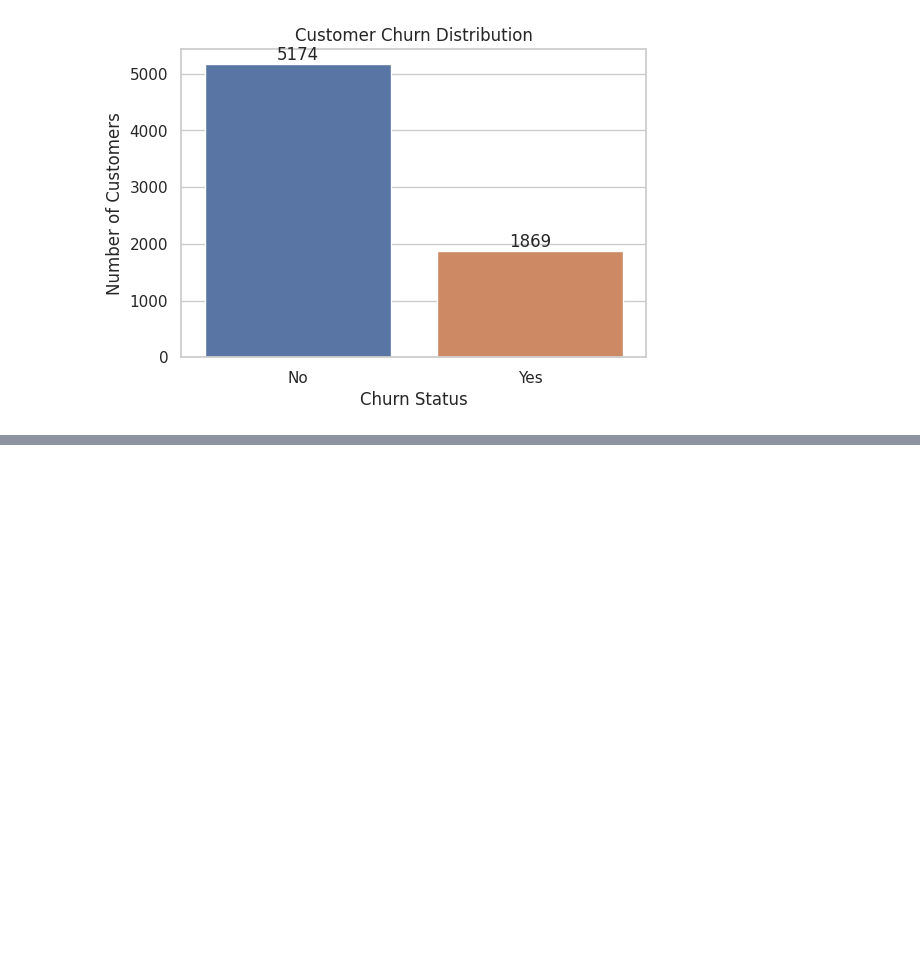
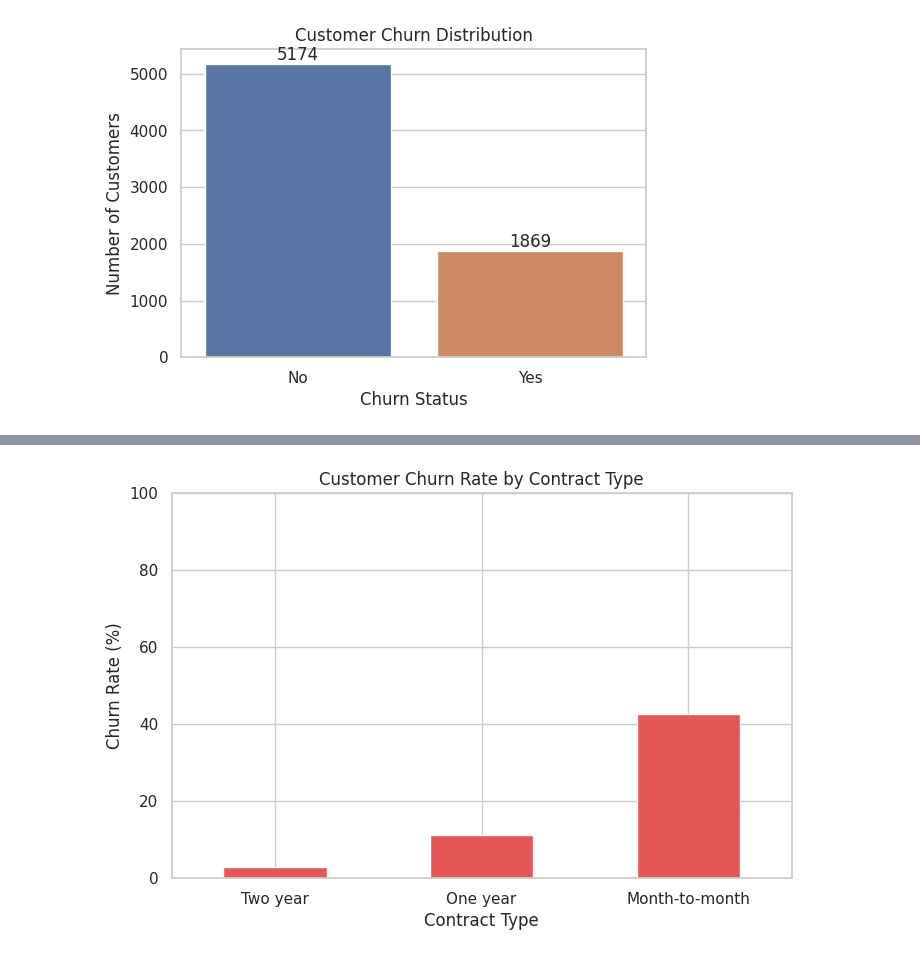
Before and after one commit to Sambuddha10/telco-churn-prediction, a Jupyter notebook: notebooks/01_eda_and_data_cleaning.ipynb, the cells around one changed output, grey strips where cells are left out. Saved outputs shown, nothing was run; the diff lists cells and outputs as text; code cells hidden in the pictures; blank space fills up the shorter version.

```diff
--- a/notebooks/01_eda_and_data_cleaning.ipynb
+++ b/notebooks/01_eda_and_data_cleaning.ipynb
@@ -107,0 +155,12 @@ plt.show()
+# %%
+contract_churn = (
+    pd.crosstab(
+        df["Contract"],
+        df["Churn"],
+        normalize="index"
+    )
+    .mul(100)
+    .round(2)
+)
+
+contract_churn
@@ -107,0 +173,15 @@ plt.show()
+# %%
+contract_churn["Yes"].sort_values().plot(
+    kind="bar",
+    figsize=(8, 5),
+    color="#E45756"
+)
+
+plt.title("Customer Churn Rate by Contract Type")
+plt.xlabel("Contract Type")
+plt.ylabel("Churn Rate (%)")
+plt.xticks(rotation=0)
+plt.ylim(0, 100)
+plt.show()
+# %% [output]
+[figure, added]
```
Also changed, not shown: parts of 18 cells of this notebook.
